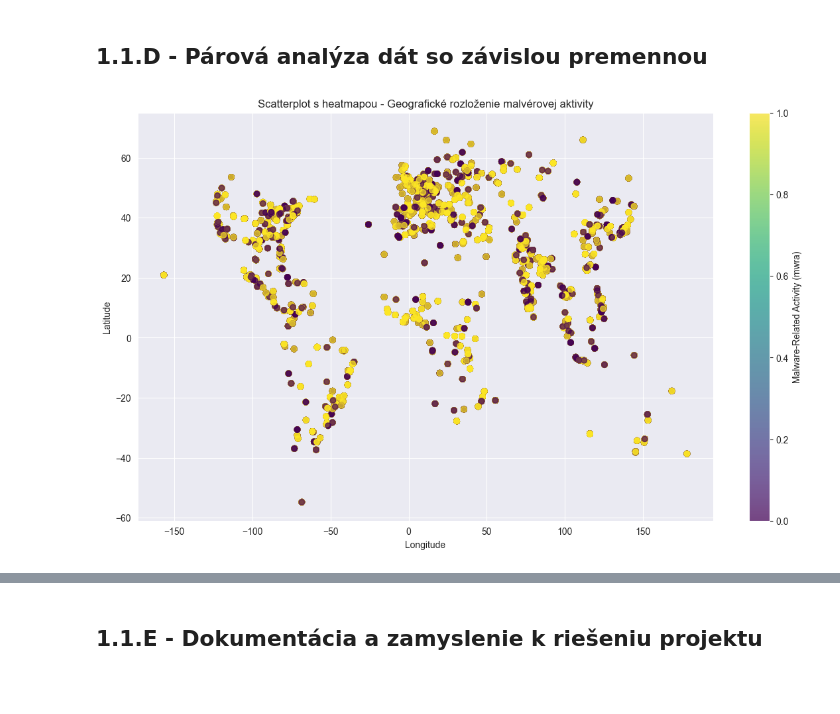
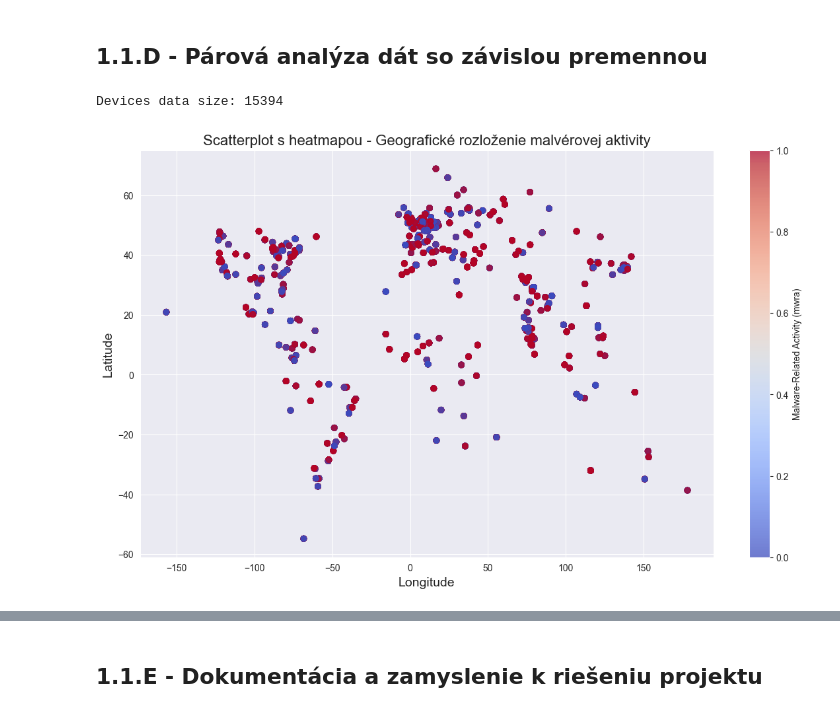
Before and after one commit to RikoAppDev/iau-course-assignments, a Jupyter notebook: zadanie.ipynb, the cells around one changed output, grey strips where cells are left out. Cells and saved outputs as stored; diff of their text form; code cells hidden in the pictures; blank space fills up the shorter version.

```diff
--- a/zadanie.ipynb
+++ b/zadanie.ipynb
@@ -461,24 +503,30 @@ Atribúty s nízkymi alebo žiadnymi koreláciami:
 # %% [markdown]
 ## 1.1.D - Párová analýza dát so závislou premennou
 # %%
-data = pd.merge(connections, devices, on='imei')
+data = pd.merge(connections, devices.drop_duplicates(subset='imei'), on='imei')
+data = pd.merge(data, processes, on=['imei', 'ts'])
+
+data.drop(columns='mwra_y')
+
+print(f'Devices data size: {len(data)}')
 
 plt.figure(figsize=(14, 8))
 
 scatter = plt.scatter(
     x=data['longitude'],
     y=data['latitude'],
-    c=data['mwra'],
-    cmap='viridis',
-    alpha=0.7,
+    c=data['mwra_x'],
+    cmap='coolwarm',
+    alpha=0.7
 )
 
 plt.colorbar(scatter, label='Malware-Related Activity (mwra)')
 
-plt.xlabel('Longitude')
-plt.ylabel('Latitude')
-plt.title('Scatterplot s heatmapou - Geografické rozloženie malvérovej aktivity')
+plt.xlabel('Longitude', fontsize=14)
+plt.ylabel('Latitude', fontsize=14)
+plt.title('Scatterplot s heatmapou - Geografické rozloženie malvérovej aktivity', fontsize=16)
 
 plt.show()
 # %% [output]
+Devices data size: 15394
-[figure, old version]
+[figure, new version]
```
Also changed, not shown: parts of 9 cells of this notebook.
